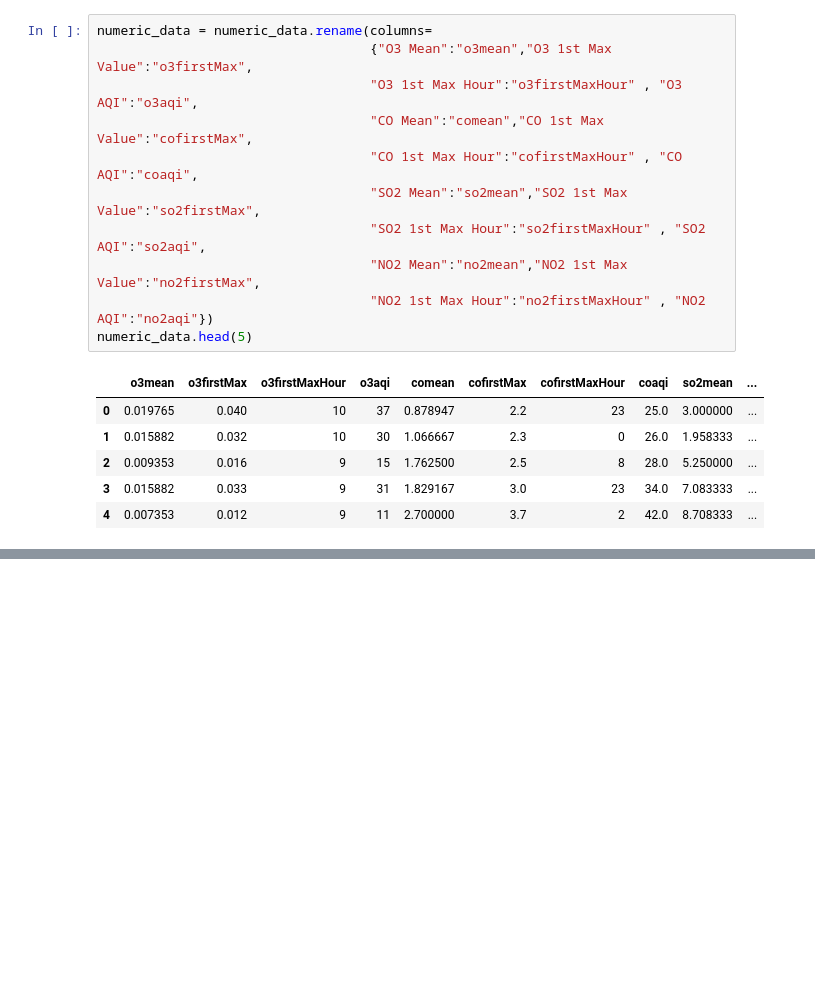
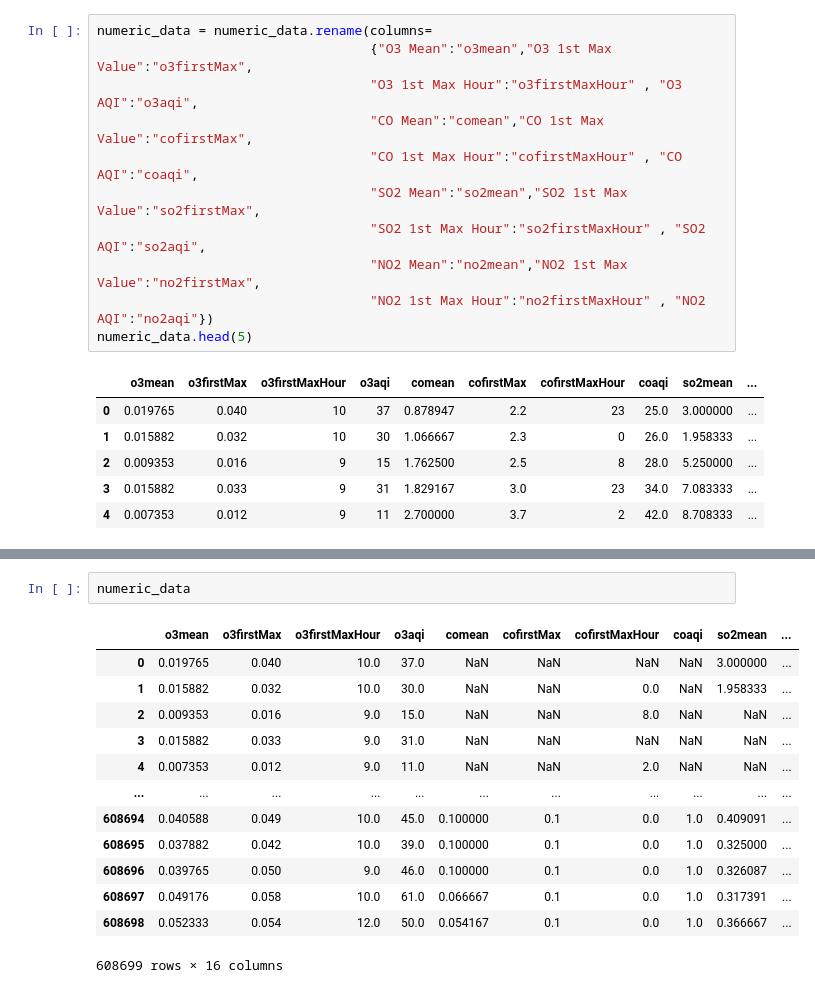
Before and after one commit to Jerryjohnreyes/Pollution_in_last_20years, a Jupyter notebook: third_file.ipynb, the cells around one changed output, grey strips where cells are left out. Drawn from its saved outputs; the diff is of its cells as text; blank space fills up the shorter version.

```diff
--- a/third_file.ipynb
+++ b/third_file.ipynb
@@ -142,0 +143,16 @@ Percentage of Null values in the frame is  6.941033252888538e-05 %
+# %%
+numeric_data
+# %% [output]
+|  | o3mean | o3firstMax | o3firstMaxHour | o3aqi | comean | cofirstMax | cofirstMaxHour | coaqi | so2mean | ... |
+| 0 | 0.019765 | 0.040 | 10.0 | 37.0 | NaN | NaN | NaN | NaN | 3.000000 | ... |
+| 1 | 0.015882 | 0.032 | 10.0 | 30.0 | NaN | NaN | 0.0 | NaN | 1.958333 | ... |
+| 2 | 0.009353 | 0.016 | 9.0 | 15.0 | NaN | NaN | 8.0 | NaN | NaN | ... |
+| 3 | 0.015882 | 0.033 | 9.0 | 31.0 | NaN | NaN | NaN | NaN | NaN | ... |
+| 4 | 0.007353 | 0.012 | 9.0 | 11.0 | NaN | NaN | 2.0 | NaN | NaN | ... |
+| ... | ... | ... | ... | ... | ... | ... | ... | ... | ... | ... |
+| 608694 | 0.040588 | 0.049 | 10.0 | 45.0 | 0.100000 | 0.1 | 0.0 | 1.0 | 0.409091 | ... |
+| 608695 | 0.037882 | 0.042 | 10.0 | 39.0 | 0.100000 | 0.1 | 0.0 | 1.0 | 0.325000 | ... |
+| 608696 | 0.039765 | 0.050 | 9.0 | 46.0 | 0.100000 | 0.1 | 0.0 | 1.0 | 0.326087 | ... |
+| 608697 | 0.049176 | 0.058 | 10.0 | 61.0 | 0.066667 | 0.1 | 0.0 | 1.0 | 0.317391 | ... |
+| 608698 | 0.052333 | 0.054 | 12.0 | 50.0 | 0.054167 | 0.1 | 0.0 | 1.0 | 0.366667 | ... |
+608699 rows × 16 columns
```
Also changed, not shown: parts of 35 cells of this notebook, 1 other file.
